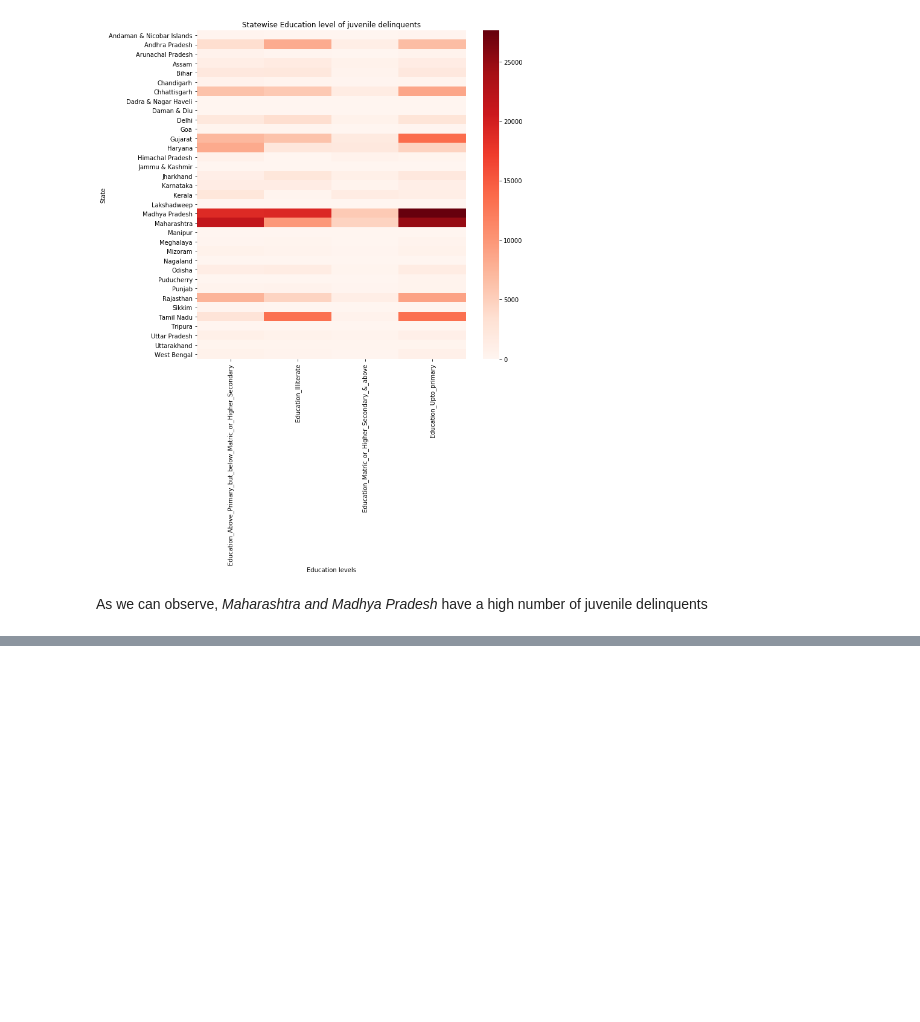
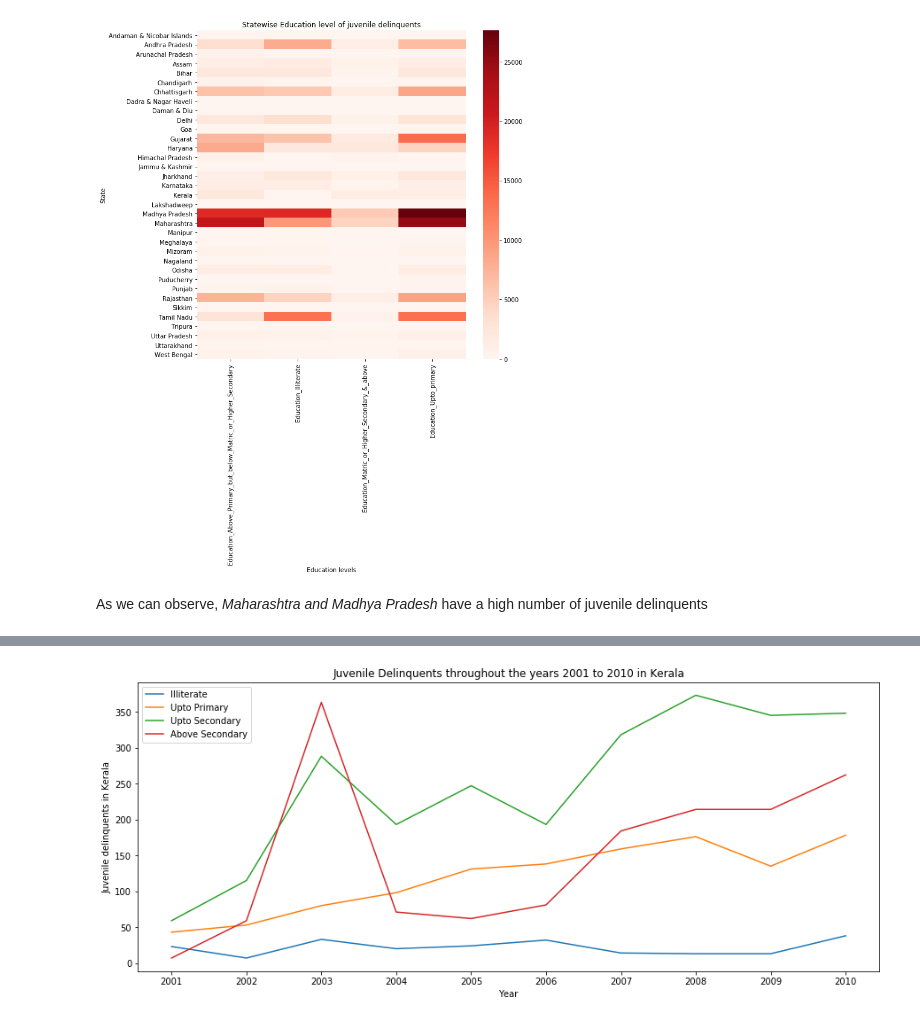
Before and after one commit to ManuMBhat/Crimes-in-India, a Jupyter notebook: Juvenile Education.ipynb, the cells around one changed output, grey strips where cells are left out. Drawn from its saved outputs; the diff is of its cells as text; code cells hidden in the pictures; blank space fills up the shorter version.

```diff
--- a/Juvenile Education.ipynb
+++ b/Juvenile Education.ipynb
@@ -66,0 +102,4 @@ As we can observe, *Maharashtra and Madhya Pradesh* have a high number of juveni
+# %%
+#Obtaining data of Kerala from dataset
+edu_kr=edu[edu['Area_Name']=='Kerala']
+edu_kr
@@ -66,0 +118,13 @@ As we can observe, *Maharashtra and Madhya Pradesh* have a high number of juveni
+# %%
+plt.subplots(figsize = (15,6))
+edu_kr_by_year=edu_kr.groupby('Year').sum()
+disp = edu_kr_by_year['Education_Illiterate'].plot(legend=True, label='Illiterate')
+disp = edu_kr_by_year['Education_Upto_primary'].plot(legend=True, label='Upto Primary')
+disp = edu_kr_by_year['Education_Above_Primary_but_below_Matric_or_Higher_Secondary'].plot(legend=True, label='Upto Secondary')
+disp = edu_kr_by_year['Education_Matric_or_Higher_Secondary_&_above'].plot(legend=True, label='Above Secondary')
+disp.xaxis.set_ticks(np.arange(2001,2011,1))
+disp.set(xlabel = "Year", ylabel = 'Juvenile delinquents in Kerala',
+       title = 'Juvenile Delinquents throughout the years 2001 to 2010 in Kerala')
+plt.show()
+# %% [output]
+[figure, added]
```
Also changed, not shown: parts of 9 cells of this notebook.
